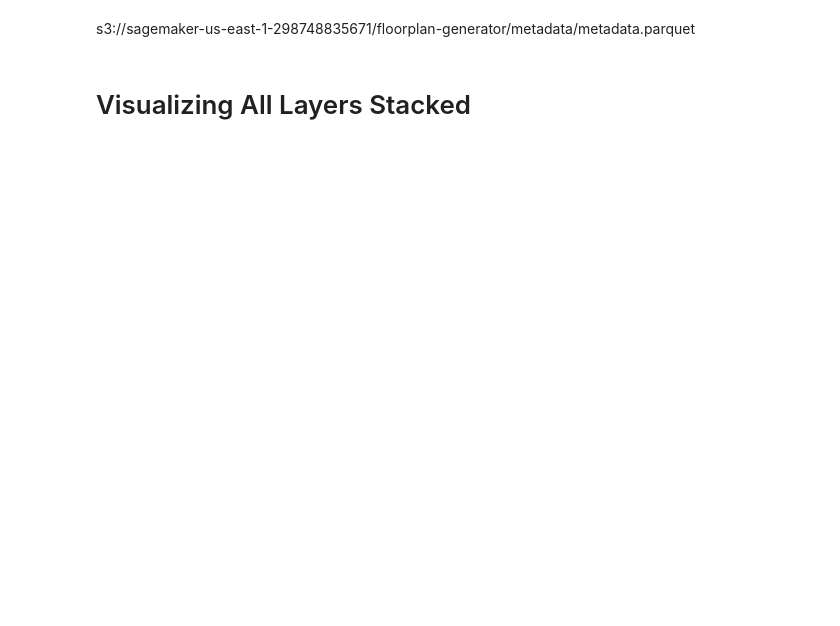
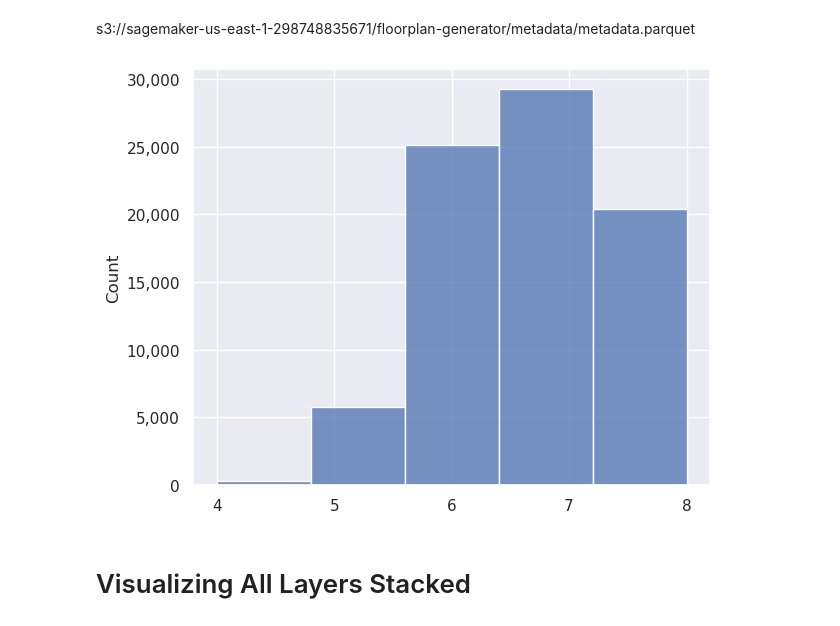
Before and after one commit to shaun-friedman/Generative-Interior-Synthesis, a Jupyter notebook: 3_EDA.ipynb, the cells around one changed output. Drawn from its saved outputs; the diff is of its cells as text; code cells hidden in the pictures; blank space fills up the shorter version.

```diff
--- a/3_EDA.ipynb
+++ b/3_EDA.ipynb
@@ -53,5 +53,26 @@ metadata_df.tail()
 | 80787 | sample_80787 | {'category': 2, 'centroid': [66, ... | {'category': 9, 'centroid': [66, ... | {'category': 7, 'centroid': [77, ... | {'category': 3, 'centroid': [73, ... | {'category': 0.0, 'centroid': [12... | {'category': 1.0, 'centroid': [15... | {'category': 9.0, 'centroid': [19... | None | 9999.pkl |
 # %% [markdown]
 s3://sagemaker-us-east-1-298748835671/floorplan-generator/metadata/metadata.parquet
+# %%
+room_counter = lambda x: x.notna().sum()
+
+room_freq = []
+
+for i in range(metadata_df.shape[0]):
+    centroids = metadata_df.iloc[i, 1:-1]
+    rooms = room_counter(centroids)
+    room_freq.append(rooms)
+# %%
+fig, ax = plt.subplots()
+
+sns.histplot(room_freq, ax=ax, bins=5)
+
+ax.set_xticks([4, 5, 6, 7, 8])
+ax.yaxis.set_major_formatter(ticker.StrMethodFormatter('{x:,.0f}'))
+
+plt.tight_layout()
+plt.show()
+# %% [output]
+[figure, added]
 # %% [markdown]
 # Visualizing All Layers Stacked
```
Also changed, not shown: parts of 5 cells of this notebook.
